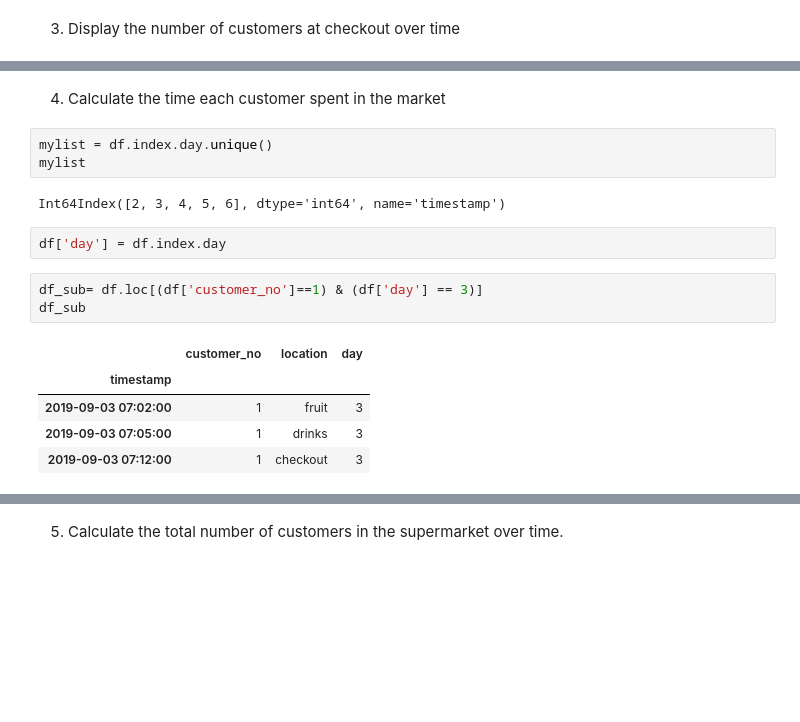
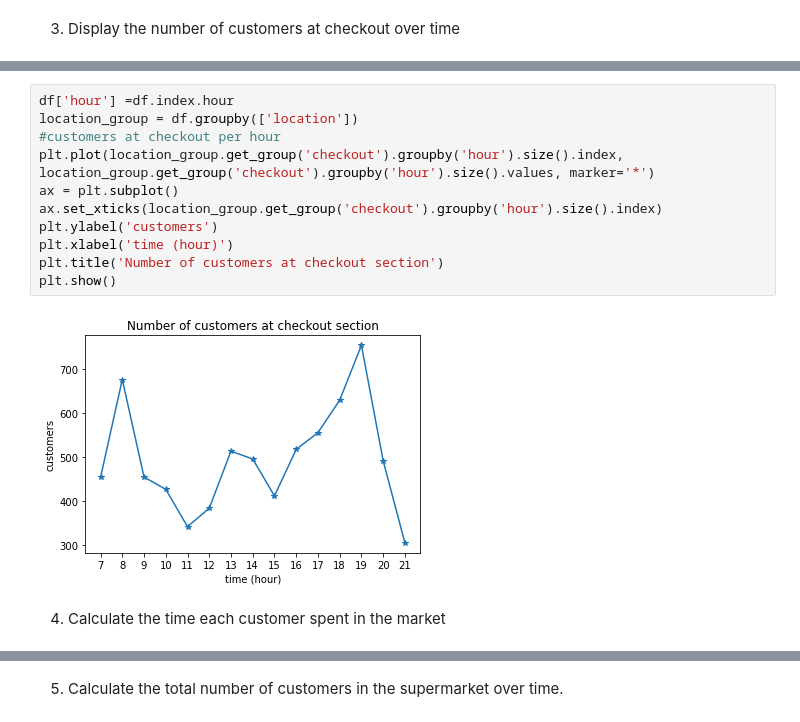
Before and after one commit to fserro/buynilla, a Jupyter notebook: data_exploration_supermarket.ipynb, the cells around one changed output, grey strips where cells are left out. Saved outputs shown, nothing was run; the diff lists cells and outputs as text; blank space fills up the shorter version.

```diff
--- a/data_exploration_supermarket.ipynb
+++ b/data_exploration_supermarket.ipynb
@@ -92,19 +157,16 @@ Name: customer_no, Length: 3460, dtype: int64
+# %%
+df['hour'] =df.index.hour
+location_group = df.groupby(['location'])
+#customers at checkout per hour
+plt.plot(location_group.get_group('checkout').groupby('hour').size().index, location_group.get_group('checkout').groupby('hour').size().values, marker='*')
+ax = plt.subplot()
+ax.set_xticks(location_group.get_group('checkout').groupby('hour').size().index)
+plt.ylabel('customers')
+plt.xlabel('time (hour)')
+plt.title('Number of customers at checkout section')
+plt.show()
+# %% [output]
+[figure, added]
 # %% [markdown]
 4. Calculate the time each customer spent in the market
-# %%
-mylist = df.index.day.unique()
-mylist
-# %% [output]
-Int64Index([2, 3, 4, 5, 6], dtype='int64', name='timestamp')
-# %%
-df['day'] = df.index.day
-# %%
-df_sub= df.loc[(df['customer_no']==1) & (df['day'] == 3)]
-df_sub
-# %% [output]
-|  | customer_no | location | day |
-| timestamp |  |  |  |
-| 2019-09-03 07:02:00 | 1 | fruit | 3 |
-| 2019-09-03 07:05:00 | 1 | drinks | 3 |
-| 2019-09-03 07:12:00 | 1 | checkout | 3 |
 # %%
```
Also changed, not shown: parts of 44 cells of this notebook.
